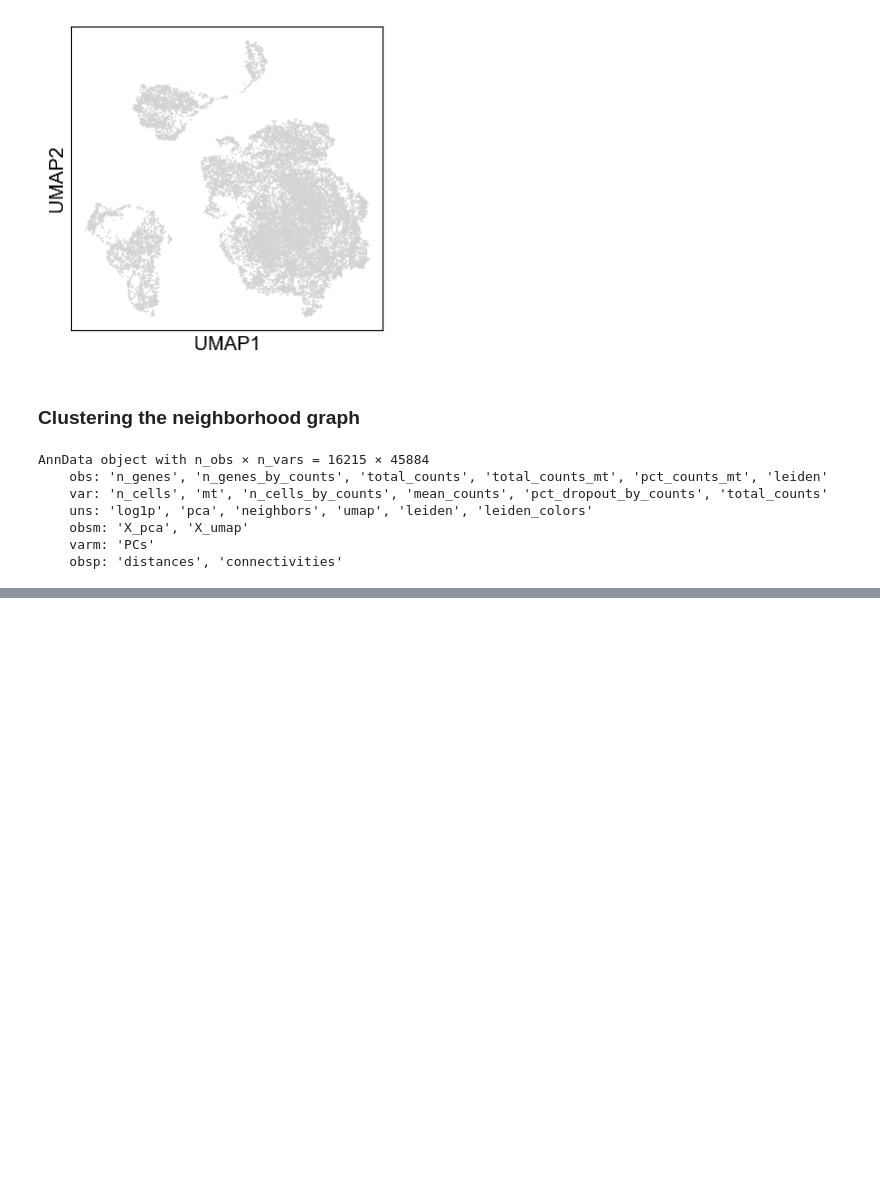
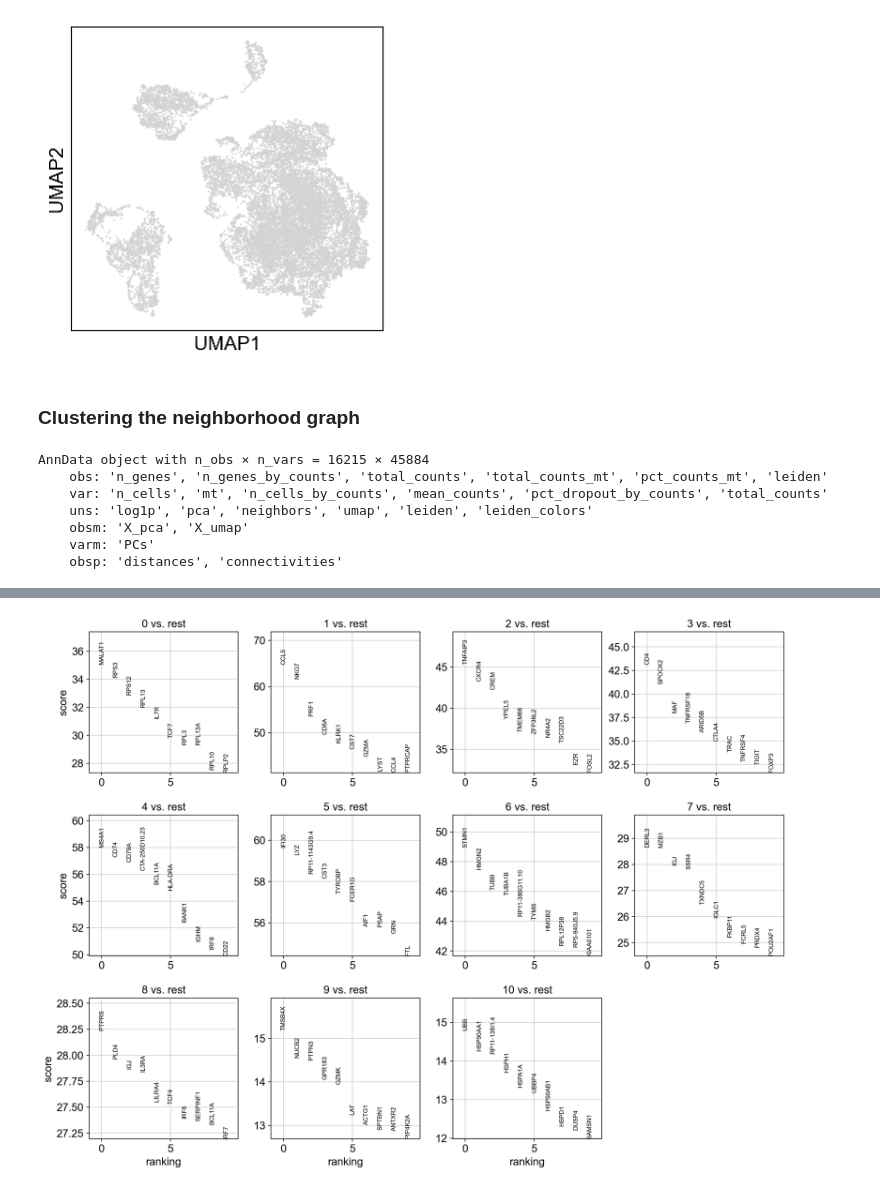
Before and after one commit to meg-bit/immune-cells-TIME-single-cell-anti-PD-1, a Jupyter notebook: 01single_cell_annotation.ipynb, the cells around one changed output, grey strips where cells are left out. Drawn from its saved outputs; the diff is of its cells as text; code cells hidden in the pictures; blank space fills up the shorter version.

Commit message:
Rank differentially expressed genes in -1single_cell

```diff
--- a/01single_cell_annotation.ipynb
+++ b/01single_cell_annotation.ipynb
@@ -240,0 +245,4 @@ sc.pl.umap(adata, color=['leiden'])
+# %%
+sc.pl.rank_genes_groups(adata, n_genes=10, sharey=False)
+# %% [output]
+[figure, added]
```
Also changed, not shown: parts of 7 cells of this notebook.
